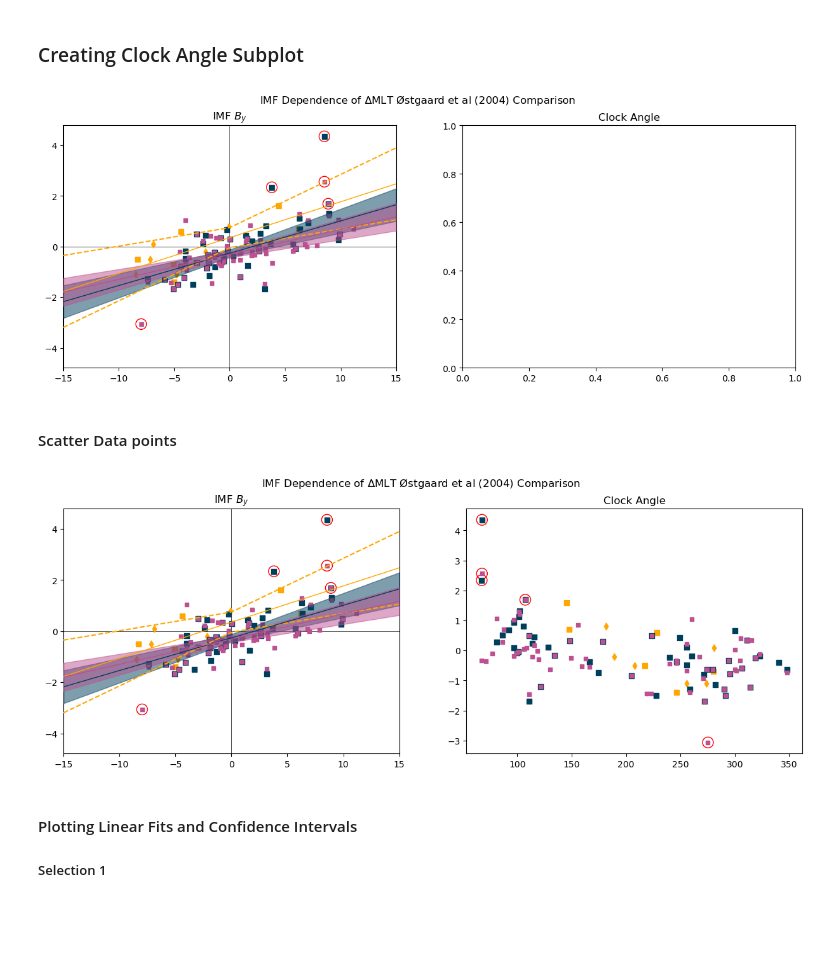
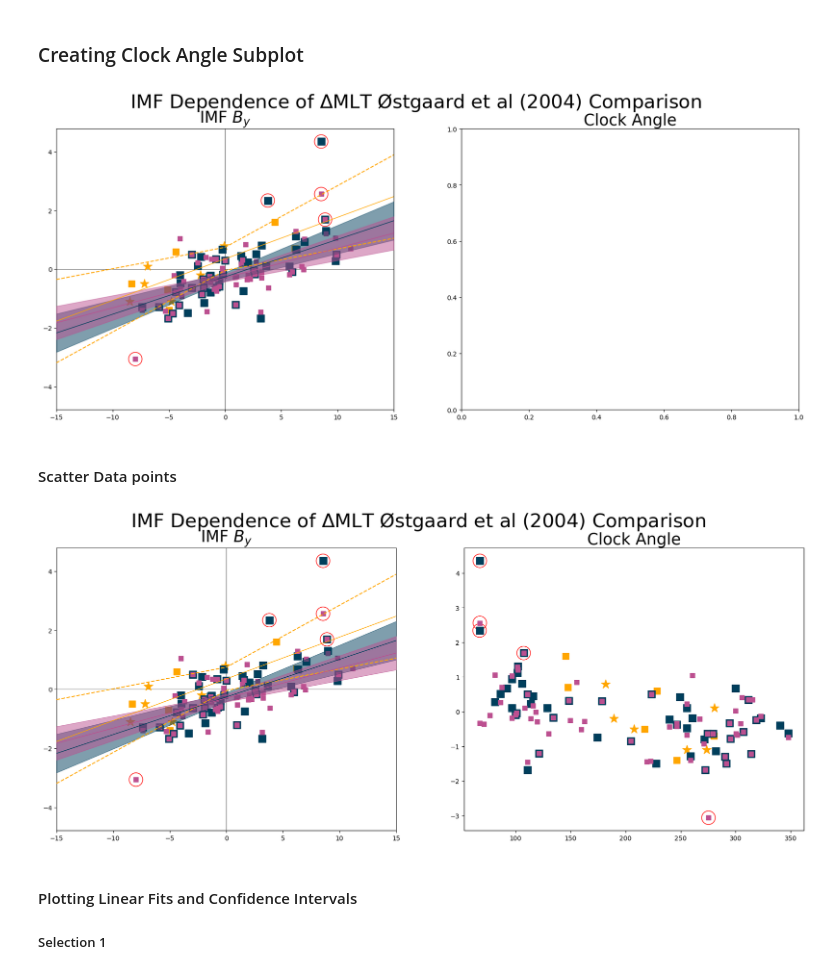
Before and after one commit to 08walkersj/Substorm_Onset_Conjugate_Displacement, a Jupyter notebook: Paper_Figures/Figure5_Comparison.ipynb, the cells around one changed output. Cells and saved outputs as stored; diff of their text form; code cells hidden in the pictures; blank space fills up the shorter version.

```diff
--- a/Paper_Figures/Figure5_Comparison.ipynb
+++ b/Paper_Figures/Figure5_Comparison.ipynb
@@ -116,7 +116,7 @@ ylim= (-ylim, ylim)
 # %% [markdown]
 ### Creating Figure
 # %%
-fig= plt.figure( figsize=(15, 5))
-fig.suptitle('IMF Dependence of $\Delta$MLT Østgaard et al (2004) Comparison')
+fig= plt.figure(figsize=(21, 8))
+fig.suptitle('IMF Dependence of $\Delta$MLT Østgaard et al (2004) Comparison', size=30)
 # %% [output]
 Text(0.5, 0.98, 'IMF Dependence of $\\Delta$MLT Østgaard et al (2004) Comparison')
@@ -233,12 +233,12 @@ fig
 # %%
 xlim= (0, 360)
 ylim= (-5, 5)
 ax2= fig.add_subplot(122)
-ax2.set_title('Clock Angle')
+ax2.set_title('Clock Angle', size=25)
 
 fig
 # %% [output]
-[figure, old version]
+[figure, new version]
 # %% [markdown]
 #### Scatter Data points
 # %%
@@ -254,10 +254,10 @@ ind= Østgaard.Type=='Onset                      '
 ax2.scatter(Østgaard[ind].Clock_Angle_ACE, Østgaard[ind].DMLT, label='Onsets Østgaard et al (2004)', marker='s',
             color=colors[2], s=s*3, zorder=80)
 ax2.scatter(Østgaard[~ind].Clock_Angle_ACE, Østgaard[~ind].DMLT, label='Auroral Features Østgaard et al (2004)',
-            marker='d', color=colors[2], s=s*3, zorder=80)
+            marker='*', color=colors[2], s=s*7, zorder=80)
 fig
 # %% [output]
-[figure, old version]
+[figure, new version]
 # %% [markdown]
 #### Plotting Linear Fits and Confidence Intervals
 ##### Selection 1
```
Also changed, not shown: parts of 18 cells of this notebook.
